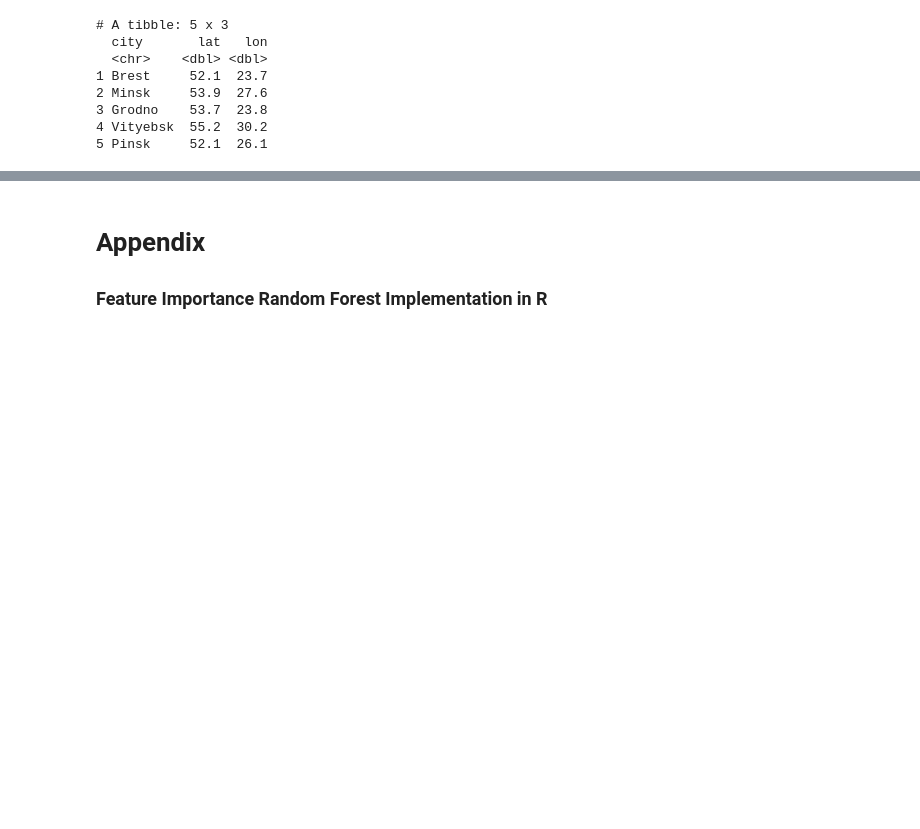
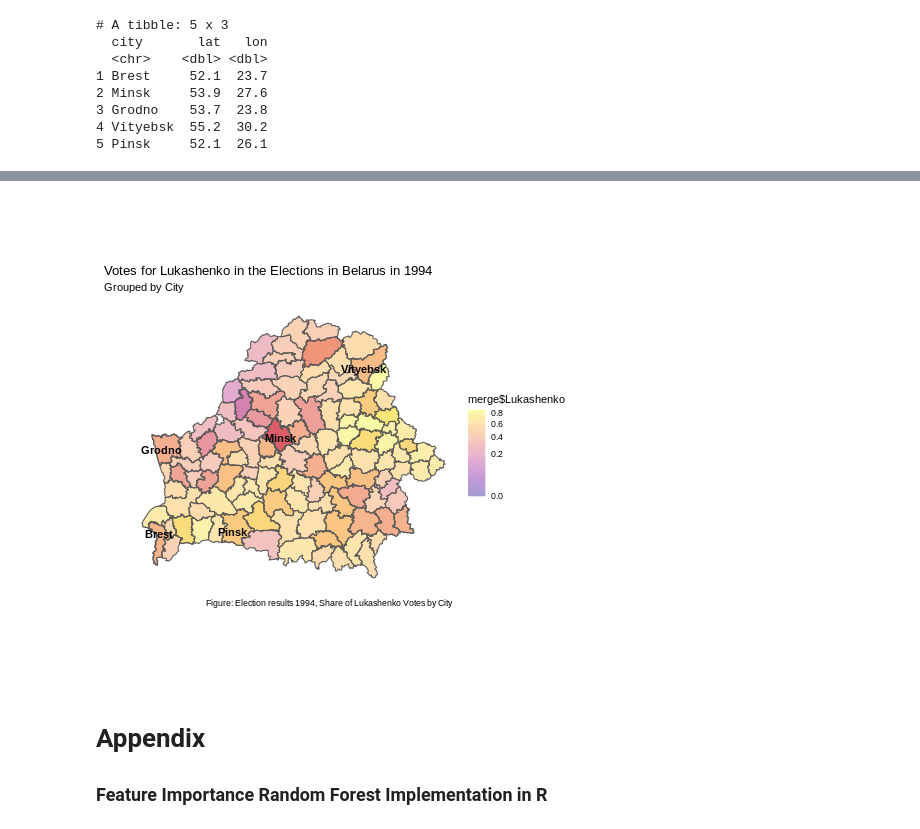
Before and after one commit to danielsaggau/Elections-Belarus, a Jupyter notebook: Belarus_ML_Full_Analysis.ipynb, the cells around one changed output, grey strips where cells are left out. Cells and saved outputs as stored; diff of their text form; code cells hidden in the pictures; blank space fills up the shorter version.

```diff
--- a/Belarus_ML_Full_Analysis.ipynb
+++ b/Belarus_ML_Full_Analysis.ipynb
@@ -797,3 +843,22 @@ plot
+# %%
+%%R
+belarus1994_qgisNew <- read_csv("/belarus1994-qgisNew.csv")
+geo = st_read("/BLR_adm2.shp")
+merge = merge(geo, belarus1994_qgisNew, by.x= 'NAME_2', by.y='NAME_2')
+# %%
+%%R
+
+map = ggplot() + geom_sf(data = merge, mapping = aes(geometry = geometry, fill = merge$Lukashenko)) + scale_fill_viridis_c(option="C", trans = "sqrt", alpha = .4,
+                      limits=c(0, max(merge$Lukashenko))) + theme(panel.background = element_rect(fill = "white"),
+        axis.title = element_blank(), axis.text = element_blank(), axis.ticks = element_blank()) +
+ geom_text(data = capitals, aes(x = lon, y = lat, label = city),   size = 3.9, col = "black", fontface = "bold") +  coord_sf(xlim = c(22, 33), ylim = c(51, 56.5), expand = FALSE) +
+ ggtitle("Votes for Lukashenko in the Elections in Belarus in 1994",
+          subtitle = "Grouped by City") +
+  labs(caption = "Figure: Election results 1994, Share of Lukashenko Votes by City",
+       x = "longitude", y = "latitude")
+map
+# %% [output]
+[figure, added]
 # %% [markdown]
 # Appendix
 ### Feature Importance Random Forest Implementation in R
```
Also changed, not shown: parts of 16 cells of this notebook.
